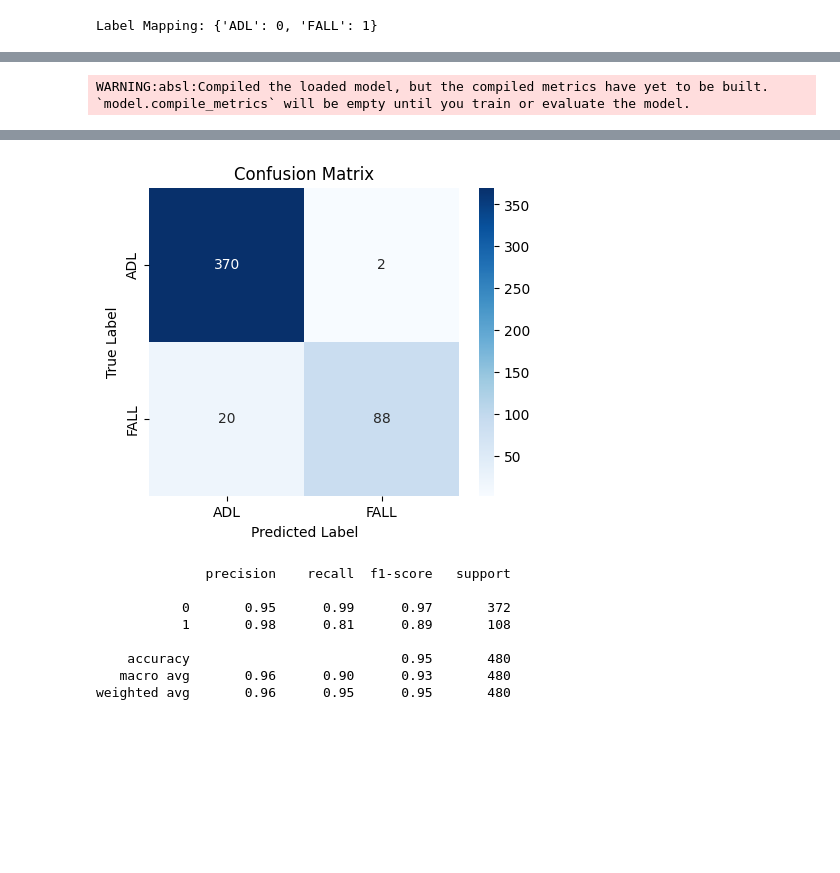
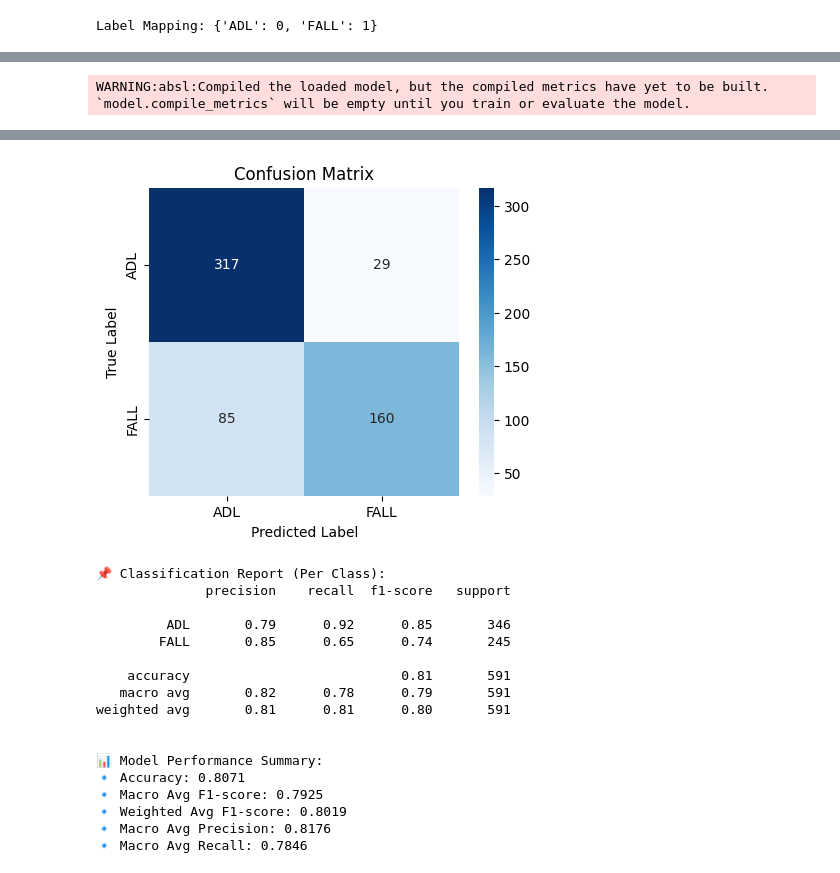
Before and after one commit to pativatkongsawat/fall_model, a Jupyter notebook: main.ipynb, the cells around one changed output, grey strips where cells are left out. Cells and saved outputs as stored; diff of their text form; code cells hidden in the pictures; blank space fills up the shorter version.

```diff
--- a/main.ipynb
+++ b/main.ipynb
@@ -272,7 +290,7 @@ train_labels = train_labels.reshape(-1, 1)
 test_labels = test_labels.reshape(-1, 1)
 
 
-sequence_length = 6
+sequence_length = 12
 num_features = train_features.shape[1]
 
 def create_sequences(features, labels, seq_length):
@@ -522,6 +565,18 @@ plt.title('Confusion Matrix')
 plt.show()
 
 # แสดง Classification Report
-print(classification_report(y_test_flat, y_pred))
+report = classification_report(y_test_flat, y_pred, target_names=['ADL', 'FALL'], output_dict=True)
+
+# แสดงค่า Precision, Recall, F1-score ของแต่ละคลาส
+print("\n📌 Classification Report (Per Class):")
+print(classification_report(y_test_flat, y_pred, target_names=['ADL', 'FALL']))
+
+# แสดงค่าเฉลี่ยรวมของโมเดล
+print("\n📊 Model Performance Summary:")
+print(f"🔹 Accuracy: {report['accuracy']:.4f}")
+print(f"🔹 Macro Avg F1-score: {report['macro avg']['f1-score']:.4f}")
+print(f"🔹 Weighted Avg F1-score: {report['weighted avg']['f1-score']:.4f}")
+print(f"🔹 Macro Avg Precision: {report['macro avg']['precision']:.4f}")
+print(f"🔹 Macro Avg Recall: {report['macro avg']['recall']:.4f}")
 # %% [output]
 WARNING:absl:Compiled the loaded model, but the compiled metrics have yet to be built. `model.compile_metrics` will be empty until you train or evaluate the model.
@@ -529,9 +584,18 @@ WARNING:absl:Compiled the loaded model, but the compiled metrics have yet to be
-[figure, old version]
+[figure, new version]
+📌 Classification Report (Per Class):
               precision    recall  f1-score   support
 
-           0       0.95      0.99      0.97       372
-           1       0.98      0.81      0.89       108
+         ADL       0.79      0.92      0.85       346
+        FALL       0.85      0.65      0.74       245
 
-    accuracy                           0.95       480
-   macro avg       0.96      0.90      0.93       480
-weighted avg       0.96      0.95      0.95       480
+    accuracy                           0.81       591
+   macro avg       0.82      0.78      0.79       591
+weighted avg       0.81      0.81      0.80       591
+
+
+📊 Model Performance Summary:
+🔹 Accuracy: 0.8071
+🔹 Macro Avg F1-score: 0.7925
+🔹 Weighted Avg F1-score: 0.8019
+🔹 Macro Avg Precision: 0.8176
+🔹 Macro Avg Recall: 0.7846
```
Also changed, not shown: parts of 10 cells of this notebook, 21 other files.
